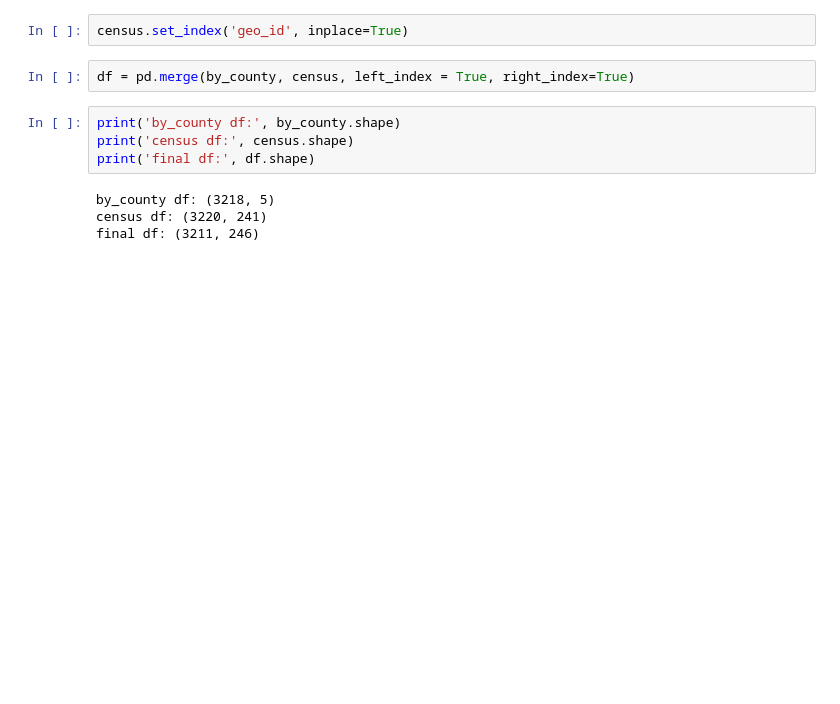
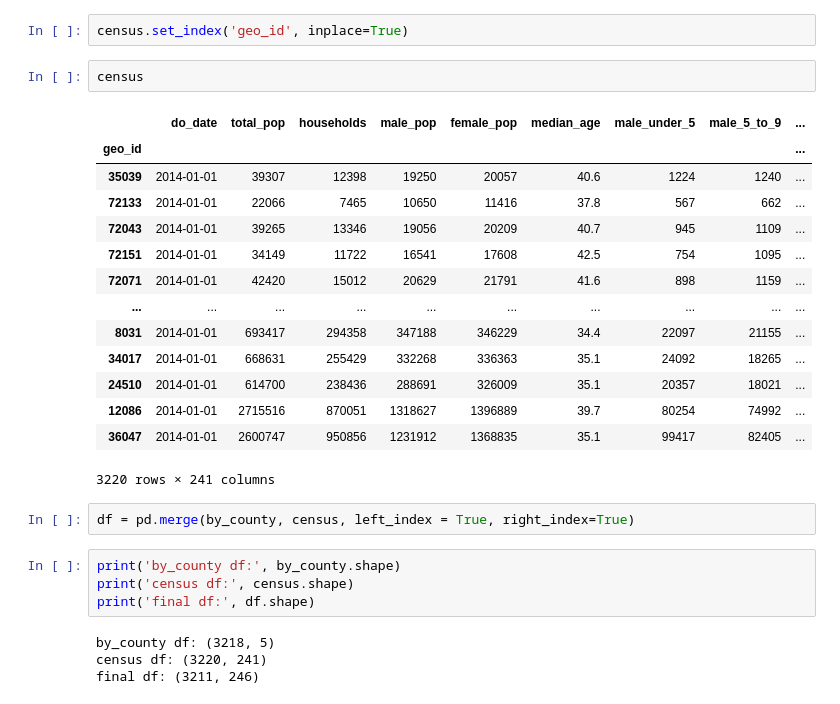
Before and after one commit to spark126/covid_poverty_and_death_rate, a Jupyter notebook: code/lucas_eda.ipynb, the cells around one changed output. Cells and saved outputs as stored; diff of their text form; blank space fills up the shorter version.

```diff
--- a/code/lucas_eda.ipynb
+++ b/code/lucas_eda.ipynb
@@ -44,5 +70,22 @@ by_county = covid.groupby('county_fips_code').max()
 # %%
 census.set_index('geo_id', inplace=True)
+# %%
+census
+# %% [output]
+|  | do_date | total_pop | households | male_pop | female_pop | median_age | male_under_5 | male_5_to_9 | ... |
+| geo_id |  |  |  |  |  |  |  |  | ... |
+| 35039 | 2014-01-01 | 39307 | 12398 | 19250 | 20057 | 40.6 | 1224 | 1240 | ... |
+| 72133 | 2014-01-01 | 22066 | 7465 | 10650 | 11416 | 37.8 | 567 | 662 | ... |
+| 72043 | 2014-01-01 | 39265 | 13346 | 19056 | 20209 | 40.7 | 945 | 1109 | ... |
+| 72151 | 2014-01-01 | 34149 | 11722 | 16541 | 17608 | 42.5 | 754 | 1095 | ... |
+| 72071 | 2014-01-01 | 42420 | 15012 | 20629 | 21791 | 41.6 | 898 | 1159 | ... |
+| ... | ... | ... | ... | ... | ... | ... | ... | ... | ... |
+| 8031 | 2014-01-01 | 693417 | 294358 | 347188 | 346229 | 34.4 | 22097 | 21155 | ... |
+| 34017 | 2014-01-01 | 668631 | 255429 | 332268 | 336363 | 35.1 | 24092 | 18265 | ... |
+| 24510 | 2014-01-01 | 614700 | 238436 | 288691 | 326009 | 35.1 | 20357 | 18021 | ... |
+| 12086 | 2014-01-01 | 2715516 | 870051 | 1318627 | 1396889 | 39.7 | 80254 | 74992 | ... |
+| 36047 | 2014-01-01 | 2600747 | 950856 | 1231912 | 1368835 | 35.1 | 99417 | 82405 | ... |
+3220 rows × 241 columns
 # %%
 df = pd.merge(by_county, census, left_index = True, right_index=True)
 # %%
```
Also changed, not shown: parts of 38 cells of this notebook.
